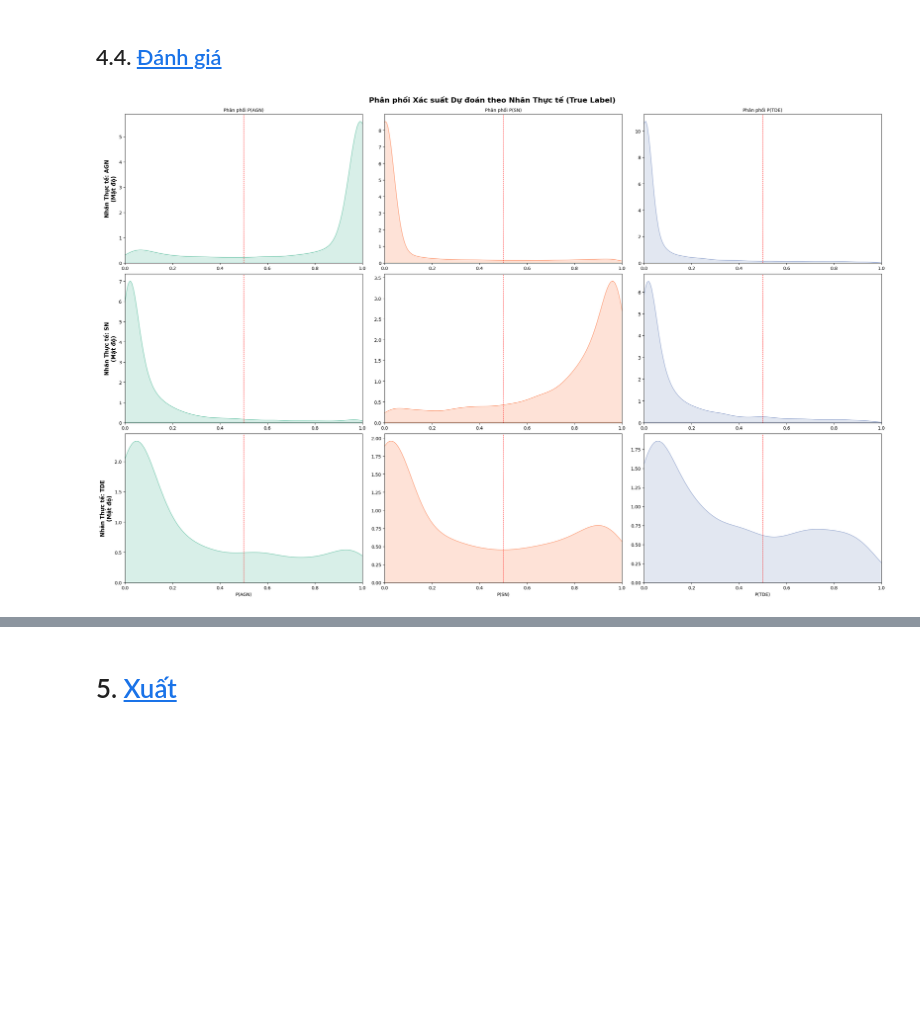
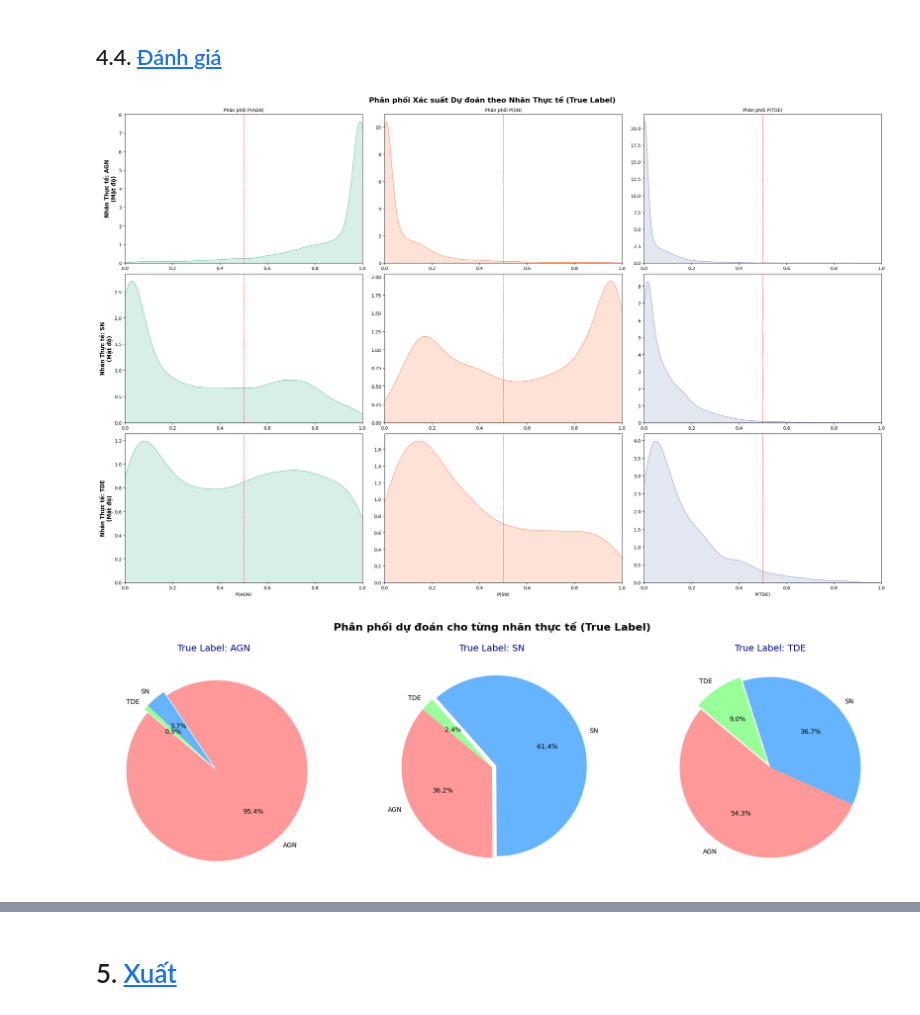
Before and after one commit to Nostagi/T25th-MALLORN-Astronomical-Classification, a Jupyter notebook: Data Augmentation/lightgbm-vers2.2.ipynb, the cells around one changed output, grey strips where cells are left out. Saved outputs shown, nothing was run; the diff lists cells and outputs as text; code cells hidden in the pictures; blank space fills up the shorter version.

Commit message:
Bổ sung chiến lược phân đoạn thời gian

```diff
--- a/Data Augmentation/lightgbm-vers2.2.ipynb
+++ b/Data Augmentation/lightgbm-vers2.2.ipynb
@@ -377,6 +372,7 @@ def plot_probability_distributions(
 
     # 1. Chuyển đổi thành DataFrame
     df = pd.DataFrame(proba, columns=[f'{name}' for name in class_names]).set_index(label.index)
+    df['Prediction'] = pd.Series([class_names[i] for i in np.argmax(proba, axis=1)], index=label.index)
     df['True Label'] = label.values
 
     # 2. Thiết lập bố cục biểu đồ (3 hàng, 3 cột)
@@ -515,6 +511,43 @@ def plot_cluster_and_filter_distribution(list_of_clusters: List[pd.DataFrame], f
 
     plt.tight_layout(rect=[0, 0.03, 1, 0.95]) # Điều chỉnh layout để tiêu đề chung hiển thị rõ
     plt.show()
+
+def plot_prediction_confusion_pie(df, true_label_col='True Label', pred_label_col='Prediction'):
+    """
+    Vẽ 3 biểu đồ tròn so sánh Prediction cho mỗi True Label.
+    """
+    # 1. Lấy danh sách các nhãn duy nhất (Giả sử có 3 loại: 0, 1, 2 hoặc TDE, SN, AGN)
+    labels = sorted(df[true_label_col].unique())
+
+    # 2. Cấu hình màu sắc cố định cho từng loại Prediction để dễ đối chiếu
+    # Bạn có thể thay đổi màu sắc ở đây (ví dụ: xanh cho đúng, đỏ cho sai)
+    colors = ['#ff9999','#66b3ff','#99ff99']
+    color_map = {label: colors[i] for i, label in enumerate(labels)}
+
+    # 3. Khởi tạo Figure với 1 hàng 3 cột
+    fig, axes = plt.subplots(1, 3, figsize=(18, 6))
+    fig.suptitle('Phân phối dự đoán cho từng nhãn thực tế (True Label)', fontsize=16, fontweight='bold')
+
+    for i, true_val in enumerate(labels):
+        # Lọc dữ liệu theo True Label hiện tại
+        subset = df[df[true_label_col] == true_val]
+
+        # Đếm số lượng từng loại Prediction
+        counts = subset[pred_label_col].value_counts().reindex(labels, fill_value=0)
+
+        # Vẽ biểu đồ tròn
+        axes[i].pie(
+            counts,
+            labels=counts.index,
+            autopct='%1.1f%%',
+            startangle=140,
+            colors=[color_map[lbl] for lbl in counts.index],
+            explode=[0.05 if lbl == true_val else 0 for lbl in counts.index] # Đẩy phần đúng ra một chút
+        )
+        axes[i].set_title(f'True Label: {true_val}', fontsize=14, color='darkblue')
+
+    plt.tight_layout(rect=[0, 0.03, 1, 0.95])
+    plt.show()
 # %% [markdown]
 ## 2.3. <a id='toc2_3_'></a>[Data Augmentation](#toc0_)
 # %%
@@ -975,7 +1181,7 @@ class_weights_dict = compute_class_weight(
 # Chuyển thành Dictionary để dễ tra cứu và boost
 weights_map_init = dict(zip(CLASS_NAMES, class_weights_dict))
 weights_map_boosted = weights_map_init.copy()
-weights_map_boosted['TDE'] *= 20
+weights_map_boosted['AGN'] *= 5
 class_weights_dict_boosted = weights_map_boosted.values()
 
 weights_map_boosted
@@ -1138,6 +1348,8 @@ feature_important.sort_values('mean', ascending=False)
 ## 4.4. <a id='toc4_4_'></a>[Đánh giá](#toc0_)
 # %%
 dist = plot_probability_distributions(oof_proba, y_cv, CLASS_NAMES)
+plot_prediction_confusion_pie(dist)
 # %% [output]
-[figure, old version]
+[figure, new version]
+[figure, added]
 # %%
```
Also changed, not shown: parts of 19 cells of this notebook, 1 other file.
